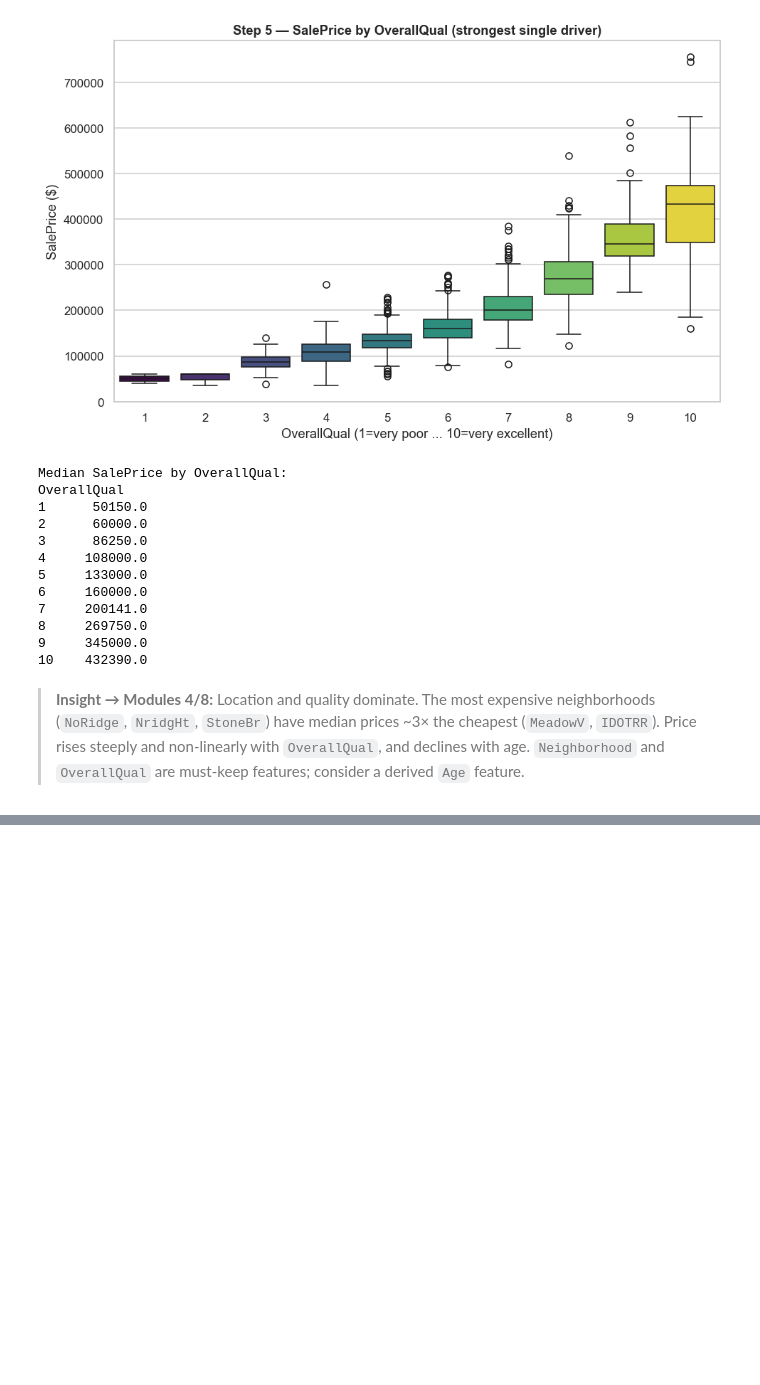
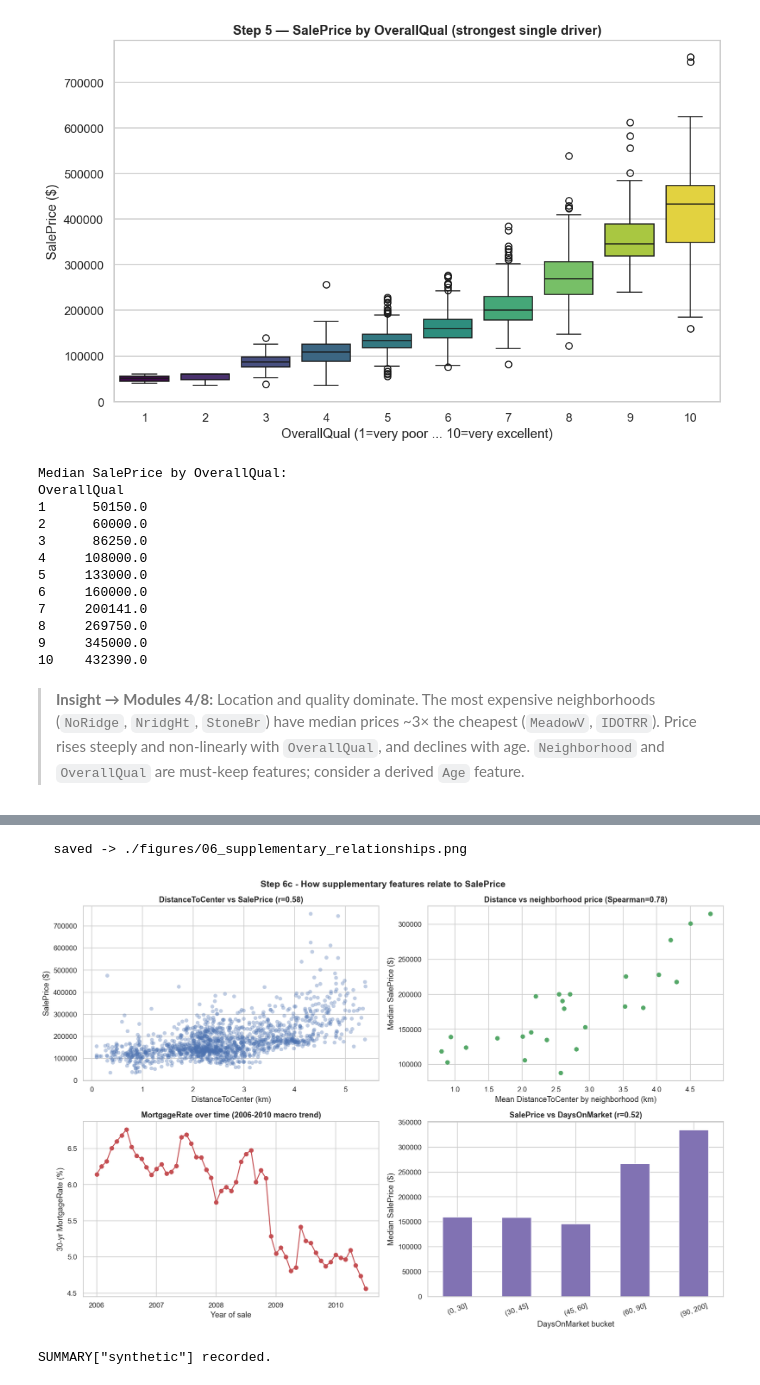
Before and after one commit to hacaothu03/Group14-IT5315E-Business-Intelligence, a Jupyter notebook: EDA/01_eda.ipynb, the cells around one changed output, grey strips where cells are left out. Cells and saved outputs as stored; diff of their text form; code cells hidden in the pictures; blank space fills up the shorter version.

```diff
--- a/EDA/01_eda.ipynb
+++ b/EDA/01_eda.ipynb
@@ -658,0 +735,54 @@ OverallQual
+# %%
+# 6c - How each supplementary feature relates to SalePrice
+fig, axes = plt.subplots(2, 2, figsize=(15, 10))
+
+# (1) DistanceToCenter vs SalePrice
+r_dist = df_v2['DistanceToCenter'].corr(df_v2['SalePrice'])
+axes[0,0].scatter(df_v2['DistanceToCenter'], df_v2['SalePrice'], alpha=.35, edgecolor='none', color='#4C72B0')
+axes[0,0].set_xlabel('DistanceToCenter (km)'); axes[0,0].set_ylabel('SalePrice ($)')
+axes[0,0].set_title(f'DistanceToCenter vs SalePrice (r={r_dist:.2f})')
+
+# (2) Distance is essentially a proxy for Neighborhood
+nb_ = df_v2.groupby('Neighborhood').agg(dist=('DistanceToCenter','mean'), price=('SalePrice','median'))
+rho = nb_['dist'].corr(nb_['price'], method='spearman')
+axes[0,1].scatter(nb_['dist'], nb_['price'], color='#55A868')
+axes[0,1].set_xlabel('Mean DistanceToCenter by neighborhood (km)'); axes[0,1].set_ylabel('Median SalePrice ($)')
+axes[0,1].set_title(f'Distance vs neighborhood price (Spearman={rho:.2f})')
+
+# (3) MortgageRate over time (macro context)
+mt = df_v2.groupby(['YrSold','MoSold'])['MortgageRate'].first().reset_index()
+mt['t'] = mt['YrSold'] + (mt['MoSold']-1)/12
+mt = mt.sort_values('t')
+axes[1,0].plot(mt['t'], mt['MortgageRate'], marker='o', color='#C44E52')
+axes[1,0].set_xlabel('Year of sale'); axes[1,0].set_ylabel('30-yr MortgageRate (%)')
+axes[1,0].set_title('MortgageRate over time (2006-2010 macro trend)')
+
+# (4) SalePrice by DaysOnMarket bucket
+r_dom = df_v2['DaysOnMarket'].corr(df_v2['SalePrice'])
+db = pd.cut(df_v2['DaysOnMarket'], [0,30,45,60,90,200])
+df_v2.groupby(db, observed=True)['SalePrice'].median().plot(kind='bar', ax=axes[1,1], color='#8172B3')
+axes[1,1].set_xlabel('DaysOnMarket bucket'); axes[1,1].set_ylabel('Median SalePrice ($)')
+axes[1,1].set_title(f'SalePrice vs DaysOnMarket (r={r_dom:.2f})'); axes[1,1].tick_params(axis='x', rotation=20)
+
+fig.suptitle('Step 6c - How supplementary features relate to SalePrice', fontsize=14, fontweight='bold')
+fig.tight_layout()
+savefig('06_supplementary_relationships.png')
+plt.show()
+
+SUMMARY['synthetic'] = {
+    'columns': SYN,
+    'corr_with_saleprice': {c: round(float(df_v2[c].corr(df_v2['SalePrice'])), 3) for c in SYN},
+    'distance_neighborhood_spearman': round(float(rho), 3),
+    'mortgage_one_rate_per_month': True,
+    'notes': {
+        'DistanceToCenter': 'strong +corr but proxy for Neighborhood (cheap old downtown near center, premium developments on edge); collinear with location',
+        'MortgageRate': 'macro/time variable, ~0 cross-sectional corr; function of YrSold+MoSold',
+        'DaysOnMarket': 'positive, non-linear vs price (luxury homes listed longer); days-on-market as of the data snapshot, provided in the test set -> known at prediction time, KEEP (document assumption + run ablation)',
+        'AgeAtSale/YearsSinceRemodel': 'derived; reconfirm the Step-5 age effect (r ~ -0.5)',
+    },
+}
+print('SUMMARY["synthetic"] recorded.')
+# %% [output]
+  saved -> ./figures/06_supplementary_relationships.png
+[figure, added]
+SUMMARY["synthetic"] recorded.
```
Also changed, not shown: parts of 9 cells of this notebook, 6 other files.
